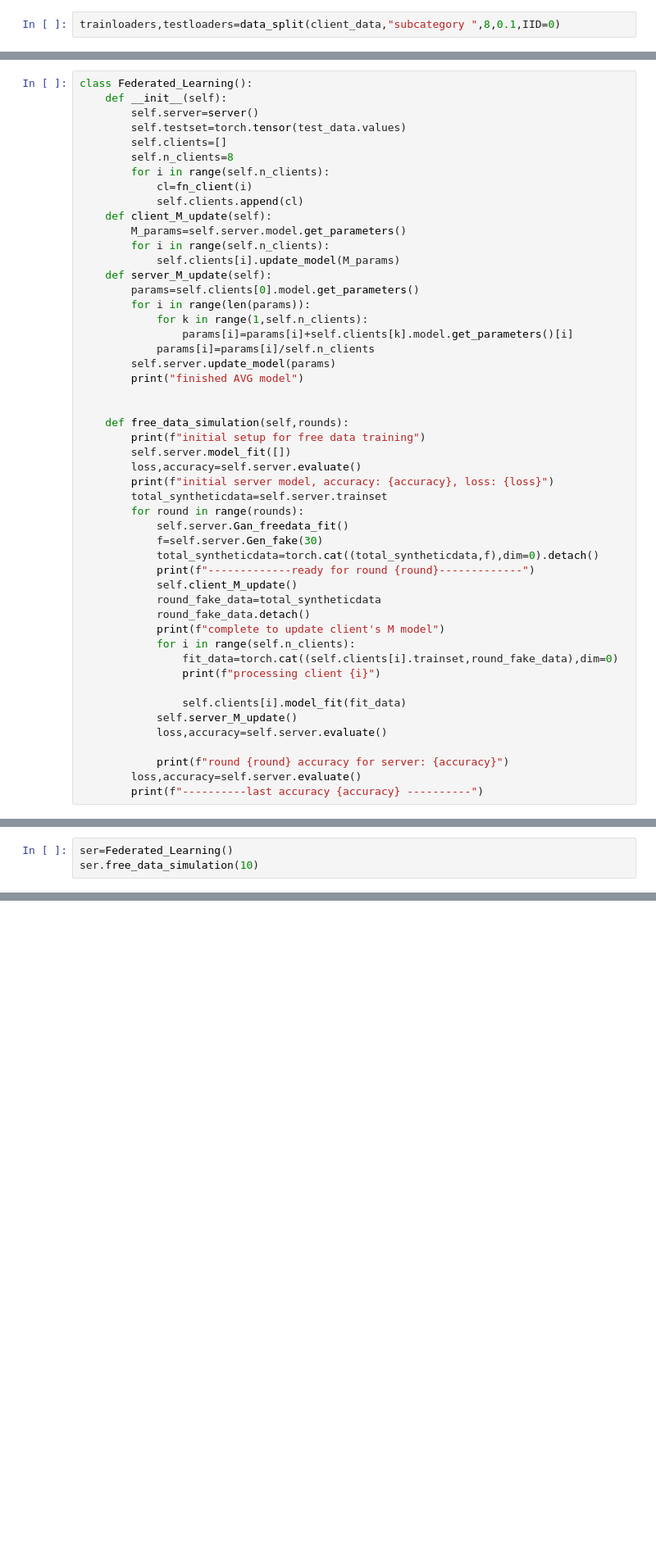
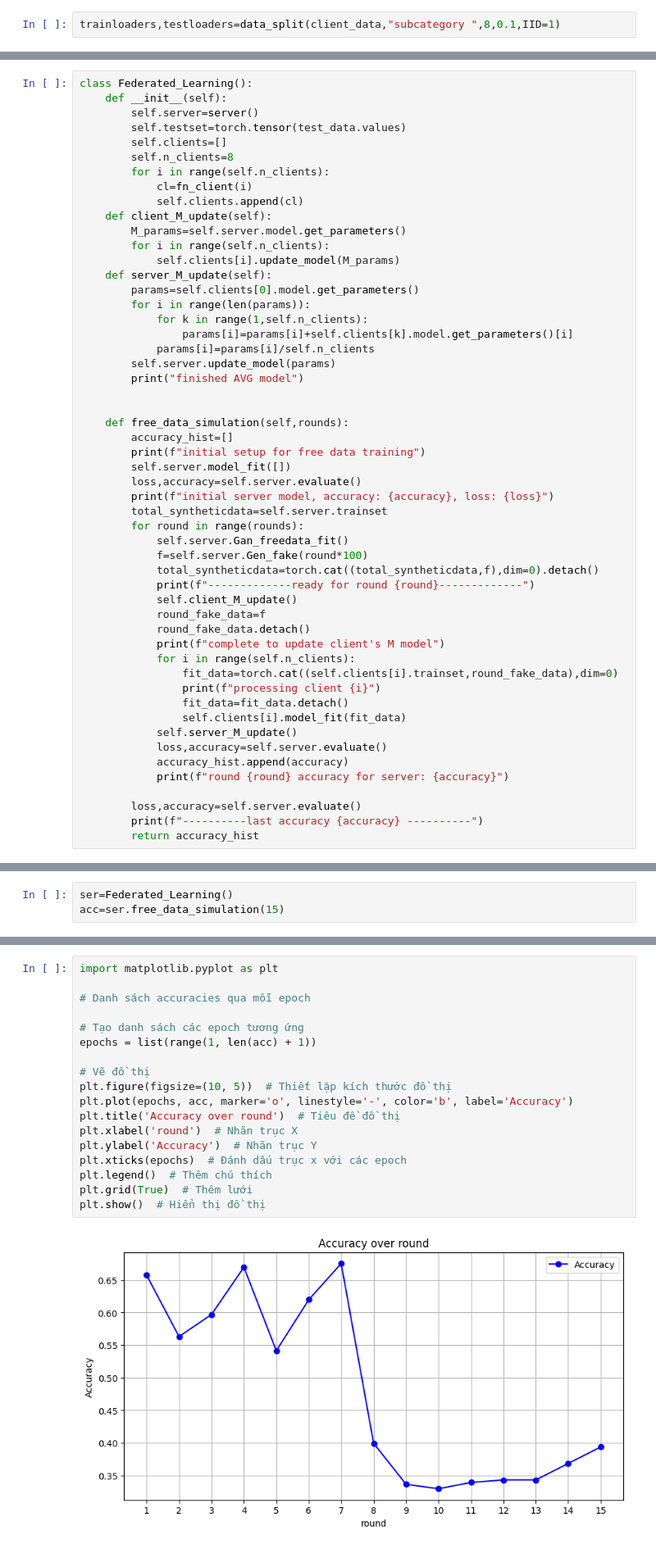
Before and after one commit to Ben11304/2022_SE03, a Jupyter notebook: federated_learning/Gan_FL/freedata_framework.ipynb, the cells around one changed output, grey strips where cells are left out. Shown at 82% size. Drawn from its saved outputs; the diff is of its cells as text; blank space fills up the shorter version.

```diff
--- a/federated_learning/Gan_FL/freedata_framework.ipynb
+++ b/federated_learning/Gan_FL/freedata_framework.ipynb
@@ -21,5 +21,5 @@ client_data,server_data=train_test_split(traindata,test_size=0.001,random_state=
 client_data = client_data.reset_index(drop=True)
 server_data = server_data.reset_index(drop=True)
 # %%
-trainloaders,testloaders=data_split(client_data,"subcategory ",8,0.1,IID=0)
+trainloaders,testloaders=data_split(client_data,"subcategory ",8,0.1,IID=1)
 # %% [output]
@@ -165,6 +165,7 @@ class Federated_Learning():
 
 
     def free_data_simulation(self,rounds):
+        accuracy_hist=[]
         print(f"initial setup for free data training")
         self.server.model_fit([])
         loss,accuracy=self.server.evaluate()
@@ -172,21 +173,23 @@ class Federated_Learning():
         total_syntheticdata=self.server.trainset
         for round in range(rounds):
             self.server.Gan_freedata_fit()
-            f=self.server.Gen_fake(30)
+            f=self.server.Gen_fake(round*100)
             total_syntheticdata=torch.cat((total_syntheticdata,f),dim=0).detach()
             print(f"-------------ready for round {round}-------------")
             self.client_M_update()
-            round_fake_data=total_syntheticdata
+            round_fake_data=f
             round_fake_data.detach()
             print(f"complete to update client's M model")
             for i in range(self.n_clients):
                 fit_data=torch.cat((self.clients[i].trainset,round_fake_data),dim=0)
                 print(f"processing client {i}")
-
+                fit_data=fit_data.detach()
                 self.clients[i].model_fit(fit_data)
             self.server_M_update()
             loss,accuracy=self.server.evaluate()
+            accuracy_hist.append(accuracy)
+            print(f"round {round} accuracy for server: {accuracy}")
 
-            print(f"round {round} accuracy for server: {accuracy}")
         loss,accuracy=self.server.evaluate()
         print(f"----------last accuracy {accuracy} ----------")
+        return accuracy_hist
@@ -238,6 +196,6 @@ class Federated_Learning():
 # %%
 ser=Federated_Learning()
-ser.free_data_simulation(10)
+acc=ser.free_data_simulation(15)
 # %% [output]
 initial setup for free data training
 accuracy of epoch 0 is 0.0
@@ -258,0 +221,20 @@ round 9 accuracy for server: 0.4734969761650658
+# %%
+import matplotlib.pyplot as plt
+
+# Danh sách accuracies qua mỗi epoch
+
+# Tạo danh sách các epoch tương ứng
+epochs = list(range(1, len(acc) + 1))
+
+# Vẽ đồ thị
+plt.figure(figsize=(10, 5))  # Thiết lập kích thước đồ thị
+plt.plot(epochs, acc, marker='o', linestyle='-', color='b', label='Accuracy')
+plt.title('Accuracy over round')  # Tiêu đề đồ thị
+plt.xlabel('round')  # Nhãn trục X
+plt.ylabel('Accuracy')  # Nhãn trục Y
+plt.xticks(epochs)  # Đánh dấu trục x với các epoch
+plt.legend()  # Thêm chú thích
+plt.grid(True)  # Thêm lưới
+plt.show()  # Hiển thị đồ thị
+# %% [output]
+[figure, added]
```
Also changed, not shown: parts of 4 cells of this notebook, 3 other files.
